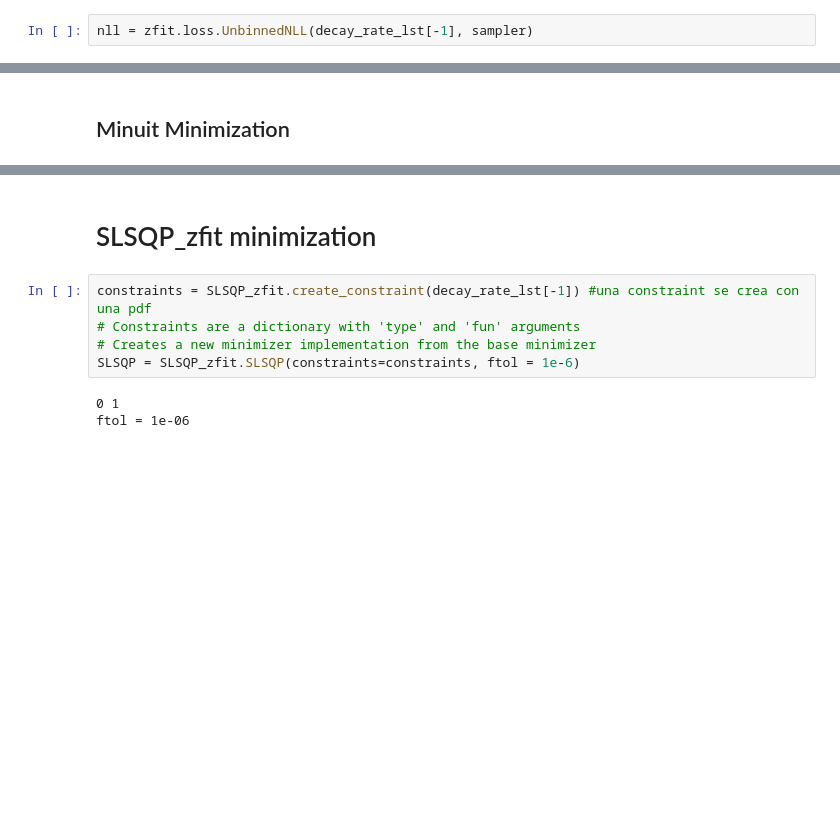
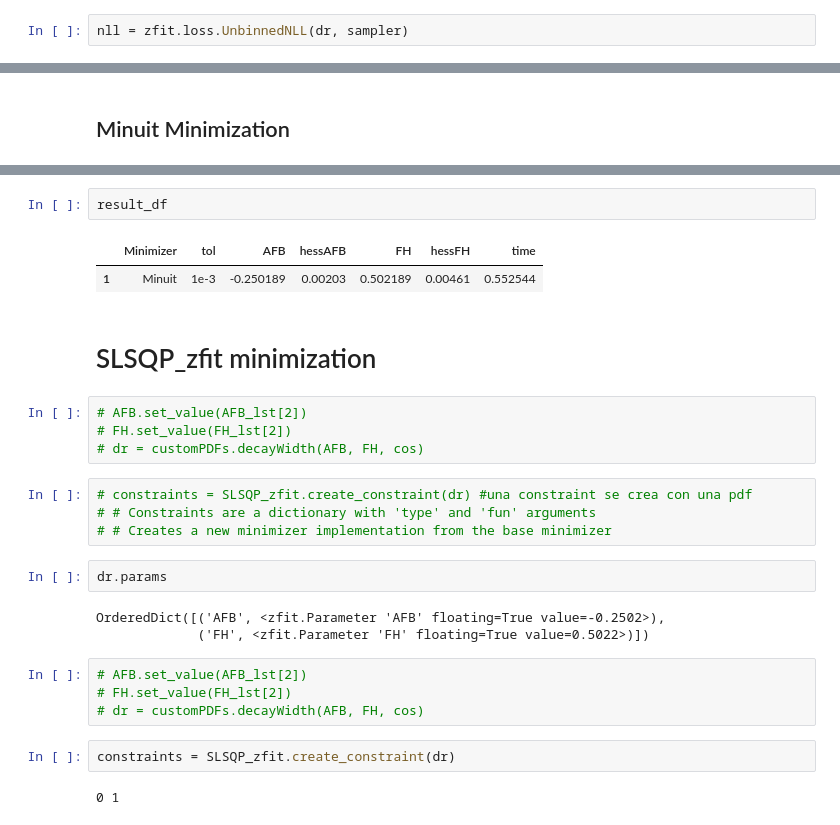
Before and after one commit to carlos-g-anguiano/ayudantia, a Jupyter notebook: projects/zfit_tests/zfit056_test.ipynb, the cells around one changed output, grey strips where cells are left out. Saved outputs shown, nothing was run; the diff lists cells and outputs as text; blank space fills up the shorter version.

```diff
--- a/projects/zfit_tests/zfit056_test.ipynb
+++ b/projects/zfit_tests/zfit056_test.ipynb
@@ -153,2 +182,2 @@ ftol_lst = [1e-1, 1e-2, 1e-3, 1e-4, 1e-5, 1e-6]
 # %%
-nll = zfit.loss.UnbinnedNLL(decay_rate_lst[-1], sampler)
+nll = zfit.loss.UnbinnedNLL(dr, sampler)
@@ -194,13 +243,31 @@ Hessian error time with Minuit 0.004888296127319336
+# %%
+result_df
+# %% [output]
+|  | Minimizer | tol | AFB | hessAFB | FH | hessFH | time |
+| 1 | Minuit | 1e-3 | -0.250189 | 0.00203 | 0.502189 | 0.00461 | 0.552544 |
 # %% [markdown]
 # SLSQP_zfit minimization
+# %%
+# AFB.set_value(AFB_lst[2])
+# FH.set_value(FH_lst[2])
+# dr = customPDFs.decayWidth(AFB, FH, cos)
 # %%
-constraints = SLSQP_zfit.create_constraint(decay_rate_lst[-1]) #una constraint se crea con una pdf
-# Constraints are a dictionary with 'type' and 'fun' arguments
-# Creates a new minimizer implementation from the base minimizer
-SLSQP = SLSQP_zfit.SLSQP(constraints=constraints, ftol = 1e-6)
+# constraints = SLSQP_zfit.create_constraint(dr) #una constraint se crea con una pdf
+# # Constraints are a dictionary with 'type' and 'fun' arguments
+# # Creates a new minimizer implementation from the base minimizer
-# %% [output]
-0 1
-ftol = 1e-06
+# %%
+dr.params
+# %% [output]
+OrderedDict([('AFB', <zfit.Parameter 'AFB' floating=True value=-0.2502>),
+             ('FH', <zfit.Parameter 'FH' floating=True value=0.5022>)])
+# %%
+# AFB.set_value(AFB_lst[2])
+# FH.set_value(FH_lst[2])
+# dr = customPDFs.decayWidth(AFB, FH, cos)
+# %%
+constraints = SLSQP_zfit.create_constraint(dr)
+# %% [output]
+0 1
 # %%
 # Esto devolvía un error al correr en versiones anteriores
 # El error indica lo siguiente:
```
Also changed, not shown: parts of 19 cells of this notebook, 58 other files.
